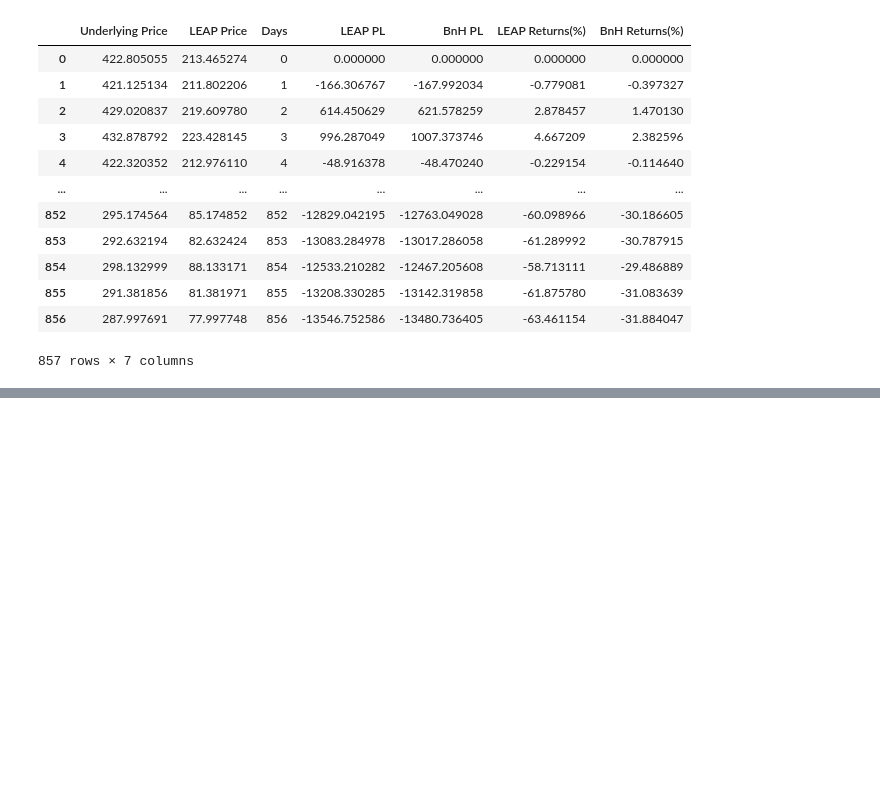
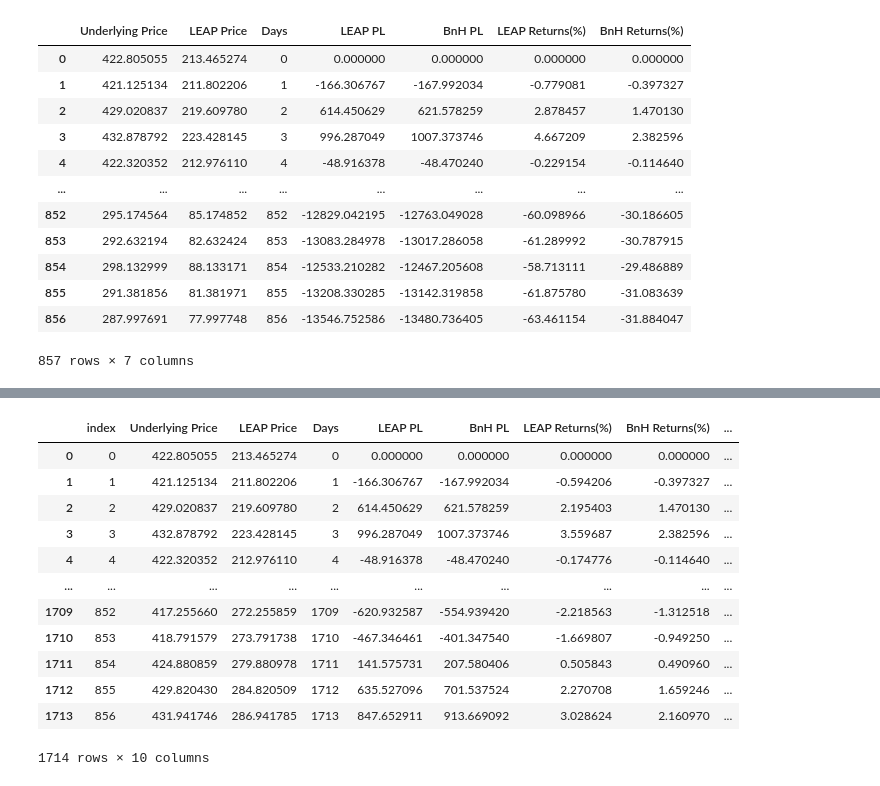
Before and after one commit to zachlim98/BeatingEnDUS, a Jupyter notebook: MonteCarloLEAPS/simulation.ipynb, the cells around one changed output, grey strips where cells are left out. Saved outputs shown, nothing was run; the diff lists cells and outputs as text; code cells hidden in the pictures; blank space fills up the shorter version.

```diff
--- a/MonteCarloLEAPS/simulation.ipynb
+++ b/MonteCarloLEAPS/simulation.ipynb
@@ -103,3 +106,6 @@ forward = [mibian.BS([price[-d], 145, 0.01, d], volatility=21.63).callPrice for
 days = [d for d in range(0,days_of,1)]
 # %%
 bear_day_2 = pd.DataFrame({"Underlying Price": price, "LEAP Price": forward, "Days": days})
+bear_day["Roll_LEAP"] = bear_day["LEAP Price"]
+bear_day_2["Roll_LEAP"] = bear_day_2["LEAP Price"] - bear_day["LEAP Price"].iloc[-1]
+bear_complete = pd.concat([bear_day, bear_day_2]).reset_index()
@@ -125,0 +112,4 @@ pd.concat([bear_day, bear_day_2]).reset_index()
+# %%
+bear_complete["Days"] = bear_complete.index
+bear_complete["LEAP PL"], bear_complete["BnH PL"] = (bear_complete["Roll_LEAP"] - bear_complete["Roll_LEAP"][0])*100, (bear_complete["Underlying Price"] - bear_complete["Underlying Price"][0])*100
+bear_complete["LEAP Returns(%)"] , bear_complete["BnH Returns(%)"] = (bear_complete["LEAP PL"]/((bear_complete["Roll_LEAP"][0]+bear_day_2["LEAP Price"].iloc[0] - bear_day["LEAP Price"].iloc[-1])*100))*100, (bear_complete["BnH PL"]/(bear_complete["Underlying Price"][0]*100))*100
@@ -125,0 +151,16 @@ pd.concat([bear_day, bear_day_2]).reset_index()
+# %%
+bear_complete
+# %% [output]
+|  | index | Underlying Price | LEAP Price | Days | LEAP PL | BnH PL | LEAP Returns(%) | BnH Returns(%) | ... |
+| 0 | 0 | 422.805055 | 213.465274 | 0 | 0.000000 | 0.000000 | 0.000000 | 0.000000 | ... |
+| 1 | 1 | 421.125134 | 211.802206 | 1 | -166.306767 | -167.992034 | -0.594206 | -0.397327 | ... |
+| 2 | 2 | 429.020837 | 219.609780 | 2 | 614.450629 | 621.578259 | 2.195403 | 1.470130 | ... |
+| 3 | 3 | 432.878792 | 223.428145 | 3 | 996.287049 | 1007.373746 | 3.559687 | 2.382596 | ... |
+| 4 | 4 | 422.320352 | 212.976110 | 4 | -48.916378 | -48.470240 | -0.174776 | -0.114640 | ... |
+| ... | ... | ... | ... | ... | ... | ... | ... | ... | ... |
+| 1709 | 852 | 417.255660 | 272.255859 | 1709 | -620.932587 | -554.939420 | -2.218563 | -1.312518 | ... |
+| 1710 | 853 | 418.791579 | 273.791738 | 1710 | -467.346461 | -401.347540 | -1.669807 | -0.949250 | ... |
+| 1711 | 854 | 424.880859 | 279.880978 | 1711 | 141.575731 | 207.580406 | 0.505843 | 0.490960 | ... |
+| 1712 | 855 | 429.820430 | 284.820509 | 1712 | 635.527096 | 701.537524 | 2.270708 | 1.659246 | ... |
+| 1713 | 856 | 431.941746 | 286.941785 | 1713 | 847.652911 | 913.669092 | 3.028624 | 2.160970 | ... |
+1714 rows × 10 columns
```
Also changed, not shown: parts of 16 cells of this notebook, 4 other files.
